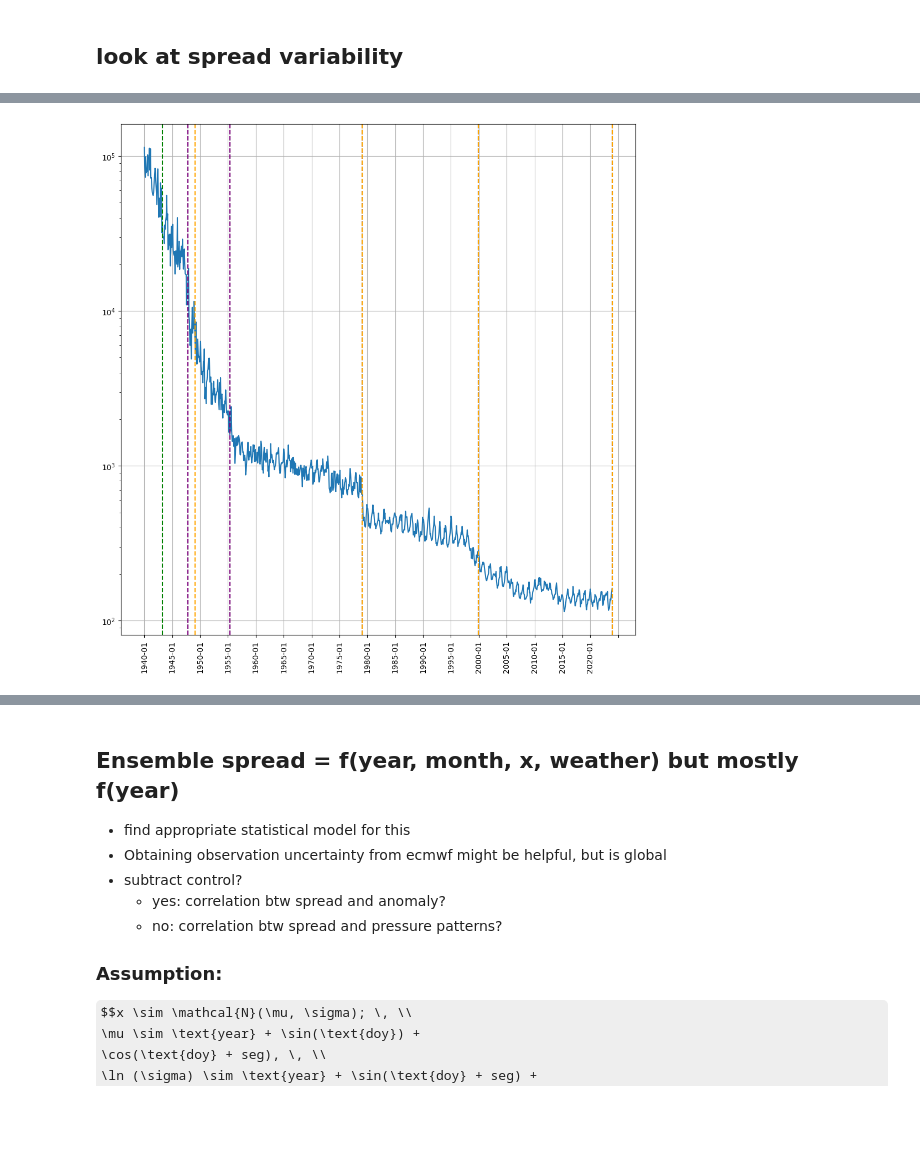
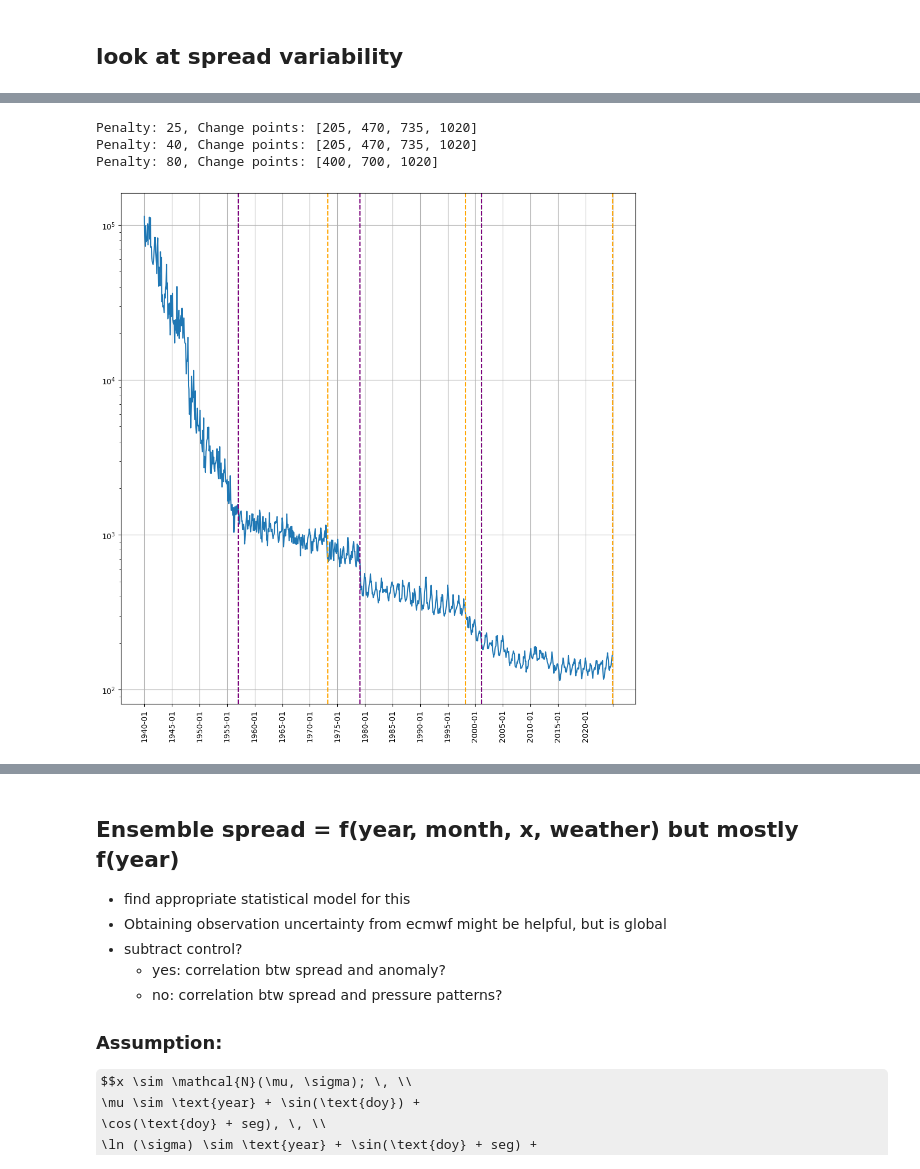
Before and after one commit to hschoeller/wp22a, a Jupyter notebook: notebooks/EnsembleSpread.ipynb, the cells around one changed output, grey strips where cells are left out. Drawn from its saved outputs; the diff is of its cells as text; code cells hidden in the pictures; some formulas as TeX source; blank space fills up the shorter version.

```diff
--- a/notebooks/EnsembleSpread.ipynb
+++ b/notebooks/EnsembleSpread.ipynb
@@ -235,40 +231,42 @@ time = np.array([f"{int(y)}-{int(m):02d}" for y, m in zip(years, months)])
 # %%
 
 # Create the change point detection model for piecewise linearity (on log scale)
-model = "l1"  # l1 is for piecewise linear with L1 norm, good for change detection
+model = "rank"  # l1 is for piecewise linear with L1 norm, good for change detection
 
 # Fit the PELT algorithm
 algo = rpt.Pelt(model=model).fit(log_data)
 
 # Use a parameter `pen` to tune the sensitivity
 # (change this to adjust the detection threshold)
 # You can adjust this value to tune sensitivity (higher = fewer change points)
 cps = []
 for penalty in [25, 40, 80]:
     change_points = algo.predict(pen=penalty)
     print(f"Penalty: {penalty}, Change points: {change_points}")
     cps.append(change_points)
+# Plot the data as a single line
+plt.figure(figsize=(12, 12))
+plt.plot(time, flattened_data, label='Data')
+
+
+cols = ['green', 'purple', 'orange']
+for i, cp in enumerate(cps):
+    for p in cp:
+        plt.axvline(x=time[p-1], color=cols[i],
+                    linestyle='--', label="Change Point")
+
+
+# Set log scale for the y-axis
+plt.yscale('log')
+plt.xticks(rotation=90)
+plt.gca().xaxis.set_major_locator(MaxNLocator(
+    nbins=20))
+plt.grid(True)
+
+
+plt.show()
+# %% [output]
+Penalty: 25, Change points: [205, 470, 735, 1020]
+Penalty: 40, Change points: [205, 470, 735, 1020]
+Penalty: 80, Change points: [400, 700, 1020]
+[figure, added]
-# %%
-# Plot the data as a single line
-plt.figure(figsize=(12, 12))
-plt.plot(time, flattened_data, label='Data')
-
-
-cols = ['green', 'purple', 'orange']
-for i, cp in enumerate(cps):
-    for p in cp:
-        plt.axvline(x=time[p-1], color=cols[i],
-                    linestyle='--', label="Change Point")
-
-
-# Set log scale for the y-axis
-plt.yscale('log')
-plt.xticks(rotation=90)
-plt.gca().xaxis.set_major_locator(MaxNLocator(
-    nbins=20))
-plt.grid(True)
-
-
-plt.show()
-# %% [output]
-[figure, removed]
```
Also changed, not shown: parts of 9 cells of this notebook, 14 other files.
